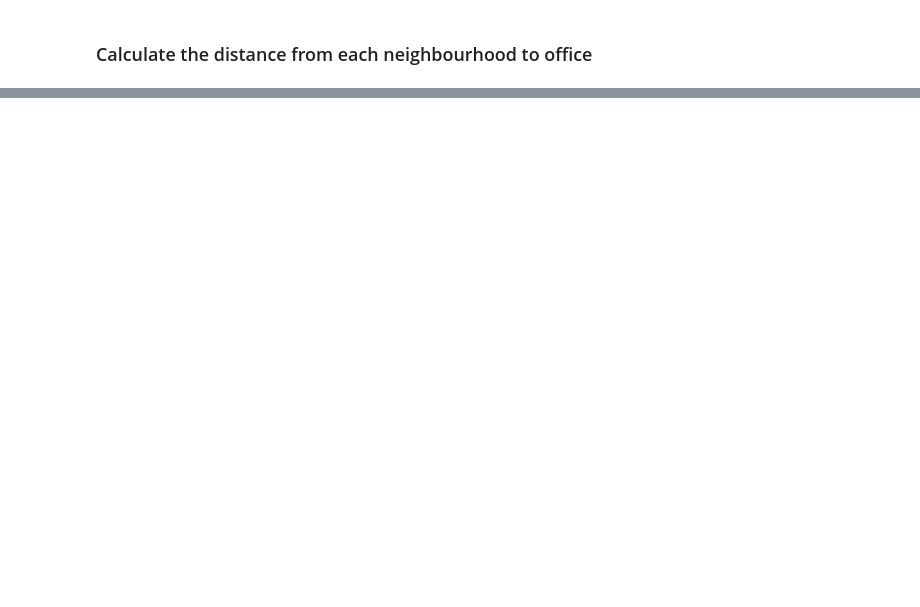
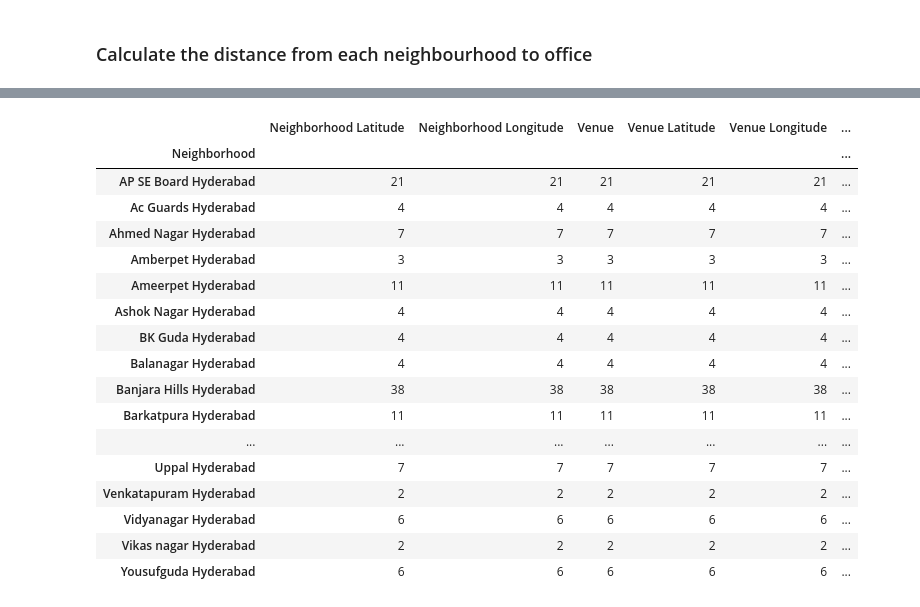
Before and after one commit to Poojakatta/THE-BATTLE-OF-NEIGHBOURHOODS-WEEK1-, a Jupyter notebook: BATTLE OF NEIGHBORHOODS(WEEK2).ipynb, the cells around one changed output, grey strips where cells are left out. Cells and saved outputs as stored; diff of their text form; code cells hidden in the pictures; blank space fills up the shorter version.

```diff
--- a/BATTLE OF NEIGHBORHOODS(WEEK2).ipynb
+++ b/BATTLE OF NEIGHBORHOODS(WEEK2).ipynb
@@ -178,0 +228,12 @@ hyderabad_neighbourhoods
+# %%
+# function that extracts the category of the venue
+def get_category_type(row):
+    try:
+        categories_list = row['categories']
+    except:
+        categories_list = row['venue.categories']
+
+    if len(categories_list) == 0:
+        return None
+    else:
+        return categories_list[0]['name']
@@ -178,0 +341,21 @@ hyderabad_neighbourhoods
+# %%
+hyderabad_venues.groupby('Neighborhood').count()
+# %% [output]
+|  | Neighborhood Latitude | Neighborhood Longitude | Venue | Venue Latitude | Venue Longitude | ... |
+| Neighborhood |  |  |  |  |  | ... |
+| AP SE Board Hyderabad | 21 | 21 | 21 | 21 | 21 | ... |
+| Ac Guards Hyderabad | 4 | 4 | 4 | 4 | 4 | ... |
+| Ahmed Nagar Hyderabad | 7 | 7 | 7 | 7 | 7 | ... |
+| Amberpet Hyderabad | 3 | 3 | 3 | 3 | 3 | ... |
+| Ameerpet Hyderabad | 11 | 11 | 11 | 11 | 11 | ... |
+| Ashok Nagar Hyderabad | 4 | 4 | 4 | 4 | 4 | ... |
+| BK Guda Hyderabad | 4 | 4 | 4 | 4 | 4 | ... |
+| Balanagar Hyderabad | 4 | 4 | 4 | 4 | 4 | ... |
+| Banjara Hills Hyderabad | 38 | 38 | 38 | 38 | 38 | ... |
+| Barkatpura Hyderabad | 11 | 11 | 11 | 11 | 11 | ... |
+| ... | ... | ... | ... | ... | ... | ... |
+| Uppal Hyderabad | 7 | 7 | 7 | 7 | 7 | ... |
+| Venkatapuram Hyderabad | 2 | 2 | 2 | 2 | 2 | ... |
+| Vidyanagar Hyderabad | 6 | 6 | 6 | 6 | 6 | ... |
+| Vikas nagar Hyderabad | 2 | 2 | 2 | 2 | 2 | ... |
+| Yousufguda Hyderabad | 6 | 6 | 6 | 6 | 6 | ... |
```
Also changed, not shown: parts of 25 cells of this notebook.
